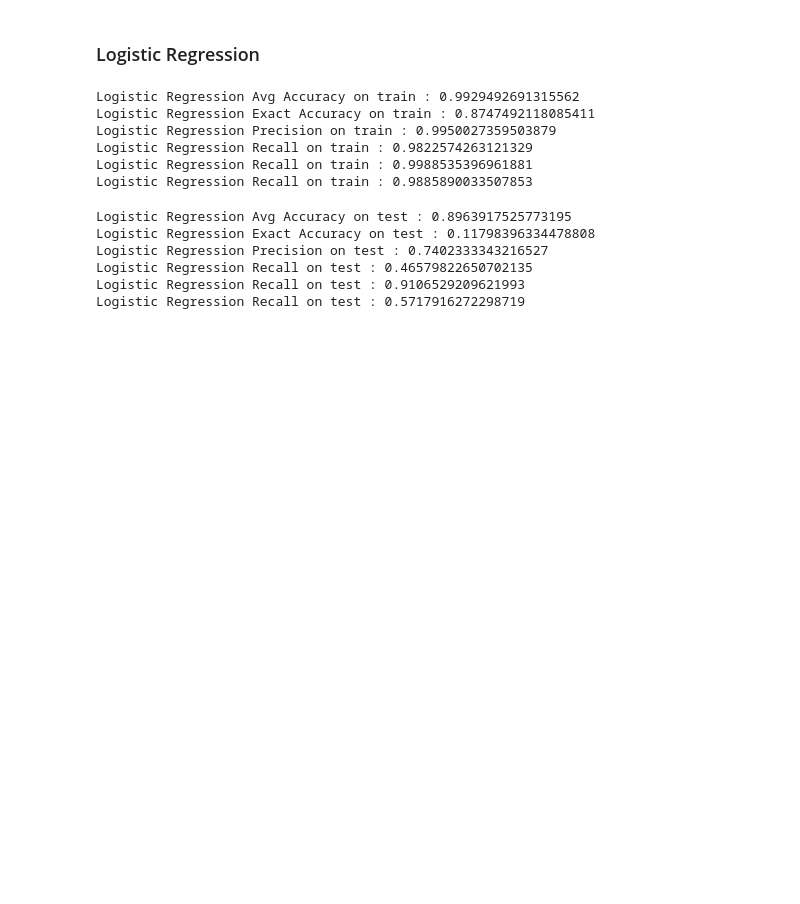
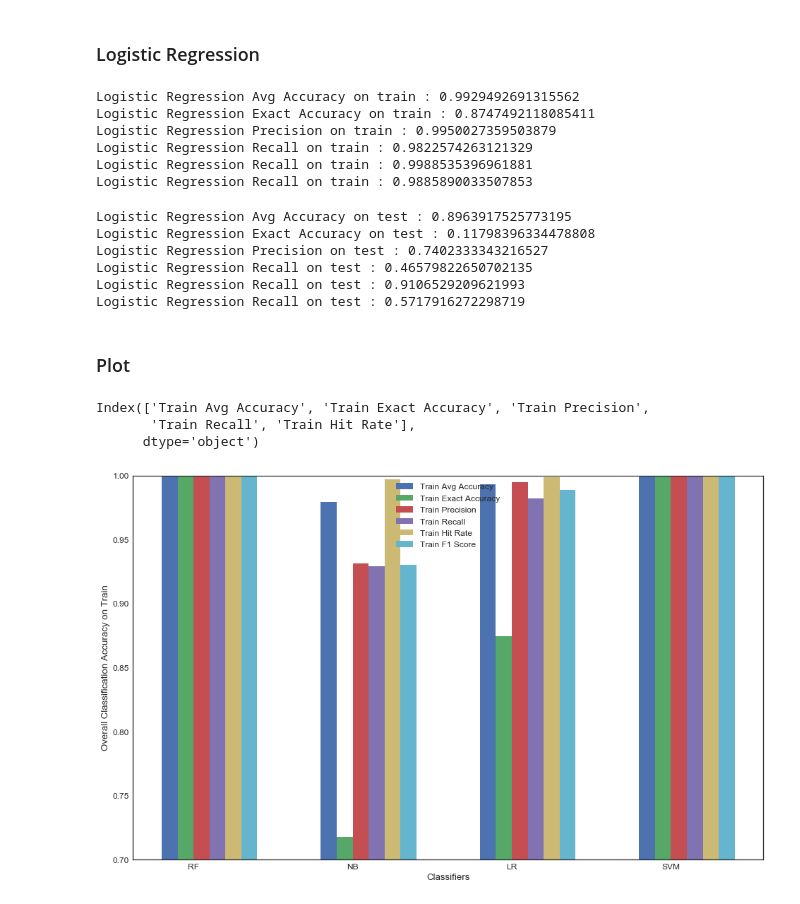
Before and after one commit to BoyuanSun930/cs209b-g6-movie, a Jupyter notebook: Bag_of_words.ipynb, the cells around one changed output. Drawn from its saved outputs; the diff is of its cells as text; code cells hidden in the pictures; blank space fills up the shorter version.

Commit message:
add acc comparison plot

```diff
--- a/Bag_of_words.ipynb
+++ b/Bag_of_words.ipynb
@@ -265,6 +295,8 @@ SVM Precision on test : 0.6848130894195936
 SVM Recall on test : 0.49363130857564047
 SVM Hit Rate on test : 0.9209621993127147
 SVM F1 Score on test : 0.5737142660867198
+# %%
+svm_metrics = metrics(svm_train_pred, svm_test_pred)
 # %%
 # save model
 pickle.dump(svm, open(filename, 'wb'))
@@ -315,3 +347,39 @@ Logistic Regression Recall on test : 0.5717916272298719
 # %%
 # save model
 pickle.dump(lr, open(filename, 'wb'))
+# %%
+lr_metrics = metrics(lr_train_pred, lr_test_pred)
+# %% [markdown]
+### Plot
+# %%
+score_df = pd.DataFrame({'NB': nb_metrics,
+                         'RF': rf_metrics,
+                         'SVM': svm_metrics,
+                         'LR': lr_metrics})
+# %%
+names_sorted = [
+    pair[0] for pair in sorted(
+        zip(score_df.columns, score_df.loc['Test F1 Score']),
+        key=lambda x:x[1], reverse=False) ]
+names_ticks = [
+    n.replace(' ','\n') for n in names_sorted ]
+# %%
+score_df.index[:5]
+# %% [output]
+Index(['Train Avg Accuracy', 'Train Exact Accuracy', 'Train Precision',
+       'Train Recall', 'Train Hit Rate'],
+      dtype='object')
+# %%
+bar_width = 0.1
+plt.figure(figsize = (16,10))
+for i,idx in enumerate(score_df.index[:6]):
+    plt.bar(np.arange(len(names_sorted))+i*bar_width, score_df[names_sorted].loc[idx],
+            bar_width, color=sns.color_palette()[i], label=idx)
+plt.xticks(np.arange(len(names_sorted))+0.15, names_ticks)
+plt.ylabel('Overall Classification Accuracy on Train')
+plt.xlabel('Classifiers')
+plt.legend(loc='best')
+plt.ylim(0.7,1.0)
+plt.show()
+# %% [output]
+[figure, added]
```
Also changed, not shown: parts of 6 cells of this notebook.
